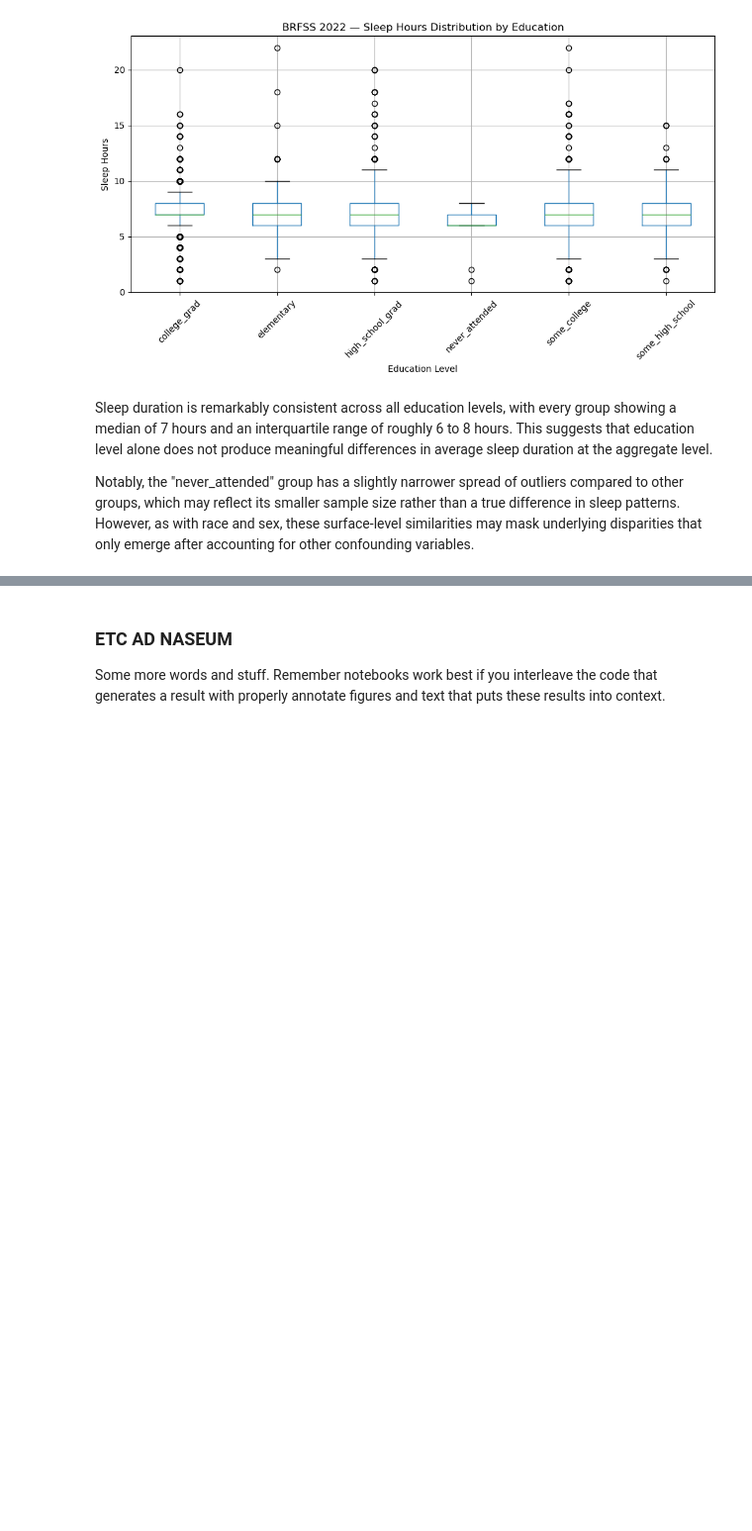
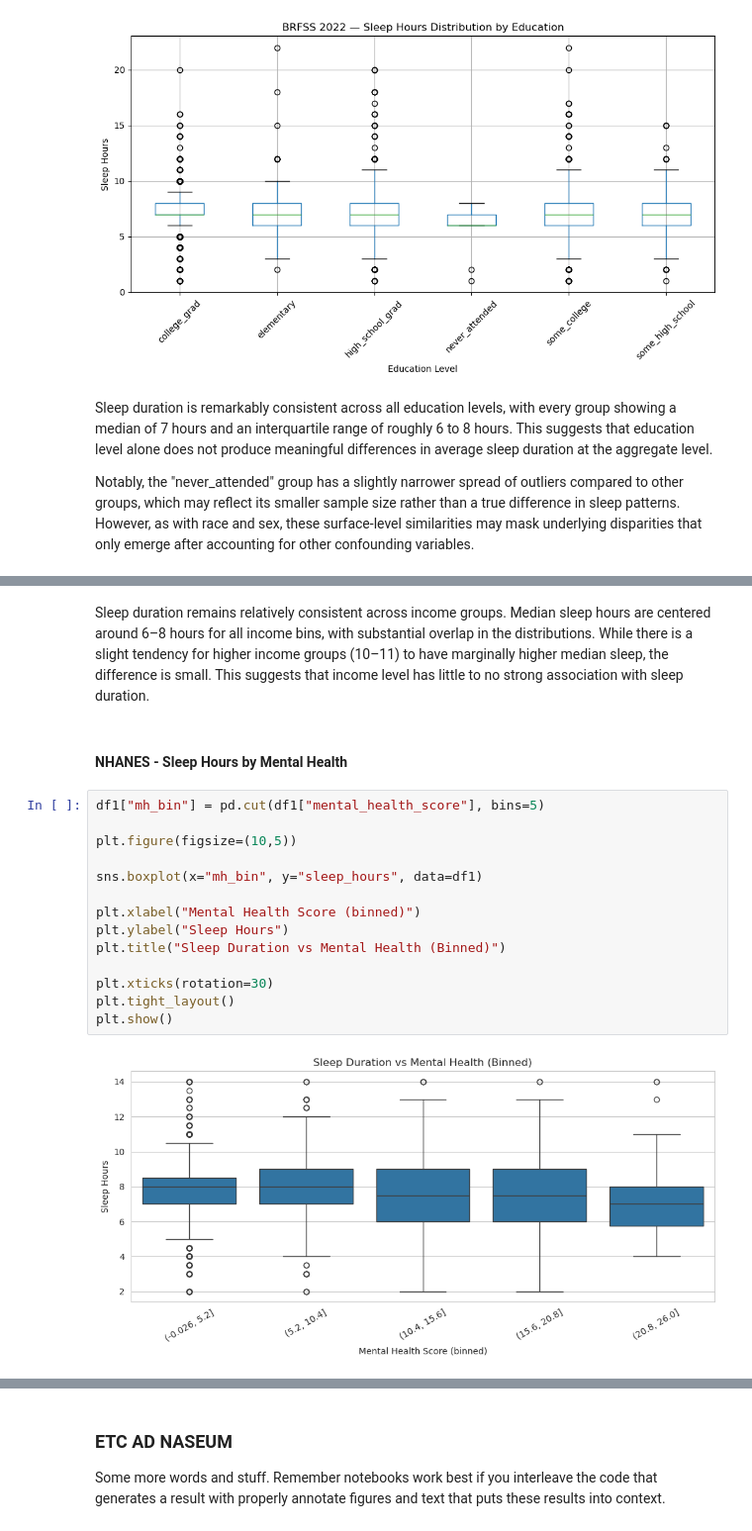
Before and after one commit to COGS108/Group150_WI26, a Jupyter notebook: 03-FinalProject.ipynb, the cells around one changed output, grey strips where cells are left out. Shown at 99% size. Drawn from its saved outputs; the diff is of its cells as text; blank space fills up the shorter version.

```diff
--- a/03-FinalProject.ipynb
+++ b/03-FinalProject.ipynb
@@ -889,0 +938,20 @@ Notably, the "never_attended" group has a slightly narrower spread of outliers c
+# %% [markdown]
+Sleep duration remains relatively consistent across income groups. Median sleep hours are centered around 6–8 hours for all income bins, with substantial overlap in the distributions. While there is a slight tendency for higher income groups (10–11) to have marginally higher median sleep, the difference is small. This suggests that income level has little to no strong association with sleep duration.
+# %% [markdown]
+#### NHANES - Sleep Hours by Mental Health
+# %%
+df1["mh_bin"] = pd.cut(df1["mental_health_score"], bins=5)
+
+plt.figure(figsize=(10,5))
+
+sns.boxplot(x="mh_bin", y="sleep_hours", data=df1)
+
+plt.xlabel("Mental Health Score (binned)")
+plt.ylabel("Sleep Hours")
+plt.title("Sleep Duration vs Mental Health (Binned)")
+
+plt.xticks(rotation=30)
+plt.tight_layout()
+plt.show()
+# %% [output]
+[figure, added]
```
Also changed, not shown: parts of 9 cells of this notebook.
